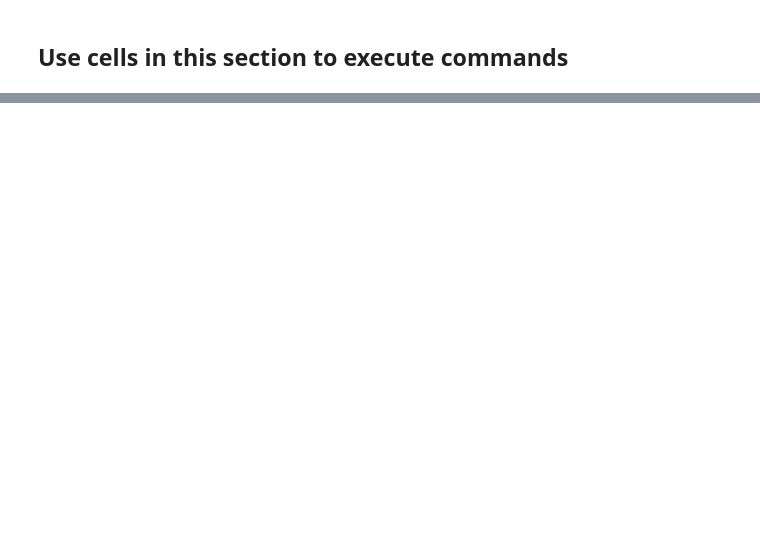
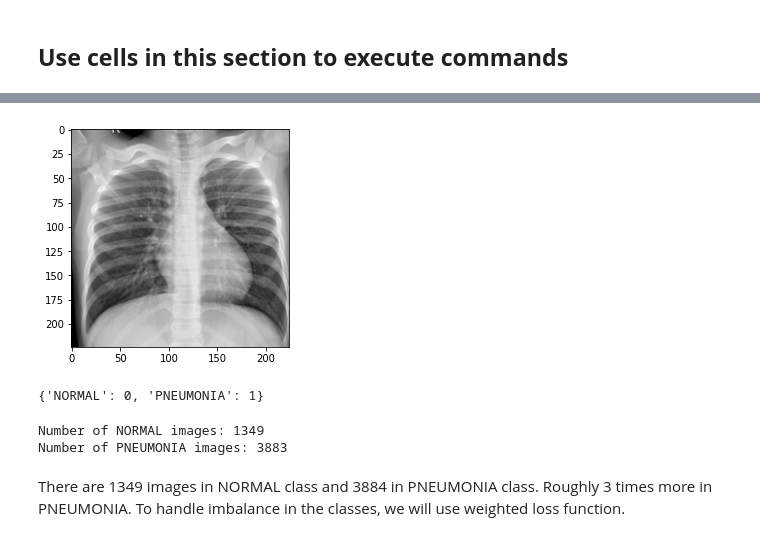
Before and after one commit to shre-db/Pneumonia-detection-using-chest-X-ray-images-and-Convolutional-Neural-Networks, a Jupyter notebook: notebook.ipynb, the cells around one changed output, grey strips where cells are left out. Cells and saved outputs as stored; diff of their text form; code cells hidden in the pictures; blank space fills up the shorter version.

Commit message:
Update notebook
Create and Trained a CNN network.

```diff
--- a/notebook.ipynb
+++ b/notebook.ipynb
@@ -123,0 +163,13 @@ Branch 'main' set up to track remote branch 'main' from 'origin'.
+# %%
+# Load the datasets
+transforms = T.Compose([
+    T.Grayscale(),
+    T.Resize(256),
+    T.CenterCrop(224),
+    T.ToTensor(),
+])
+
+train_data = ImageFolder(os.path.abspath('data/train'), transform=transforms)
+test_data = ImageFolder(os.path.abspath('data/test'), transform=transforms)
+# %%
+image, target = train_data[0]
@@ -123,0 +190,18 @@ Branch 'main' set up to track remote branch 'main' from 'origin'.
+# %%
+plt.imshow(image.squeeze(), cmap='gray')
+plt.show()
+# %% [output]
+[figure, added]
+# %%
+# Number of normal images
+train_data.class_to_idx
+# %% [output]
+{'NORMAL': 0, 'PNEUMONIA': 1}
+# %%
+print(f'Number of NORMAL images: {train_data.targets.count(0)}')
+print(f'Number of PNEUMONIA images: {train_data.targets.count(1)}')
+# %% [output]
+Number of NORMAL images: 1349
+Number of PNEUMONIA images: 3883
+# %% [markdown]
+There are 1349 images in NORMAL class and 3884 in PNEUMONIA class. Roughly 3 times more in PNEUMONIA. To handle imbalance in the classes, we will use weighted loss function.
```
Also changed, not shown: parts of 19 cells of this notebook.
